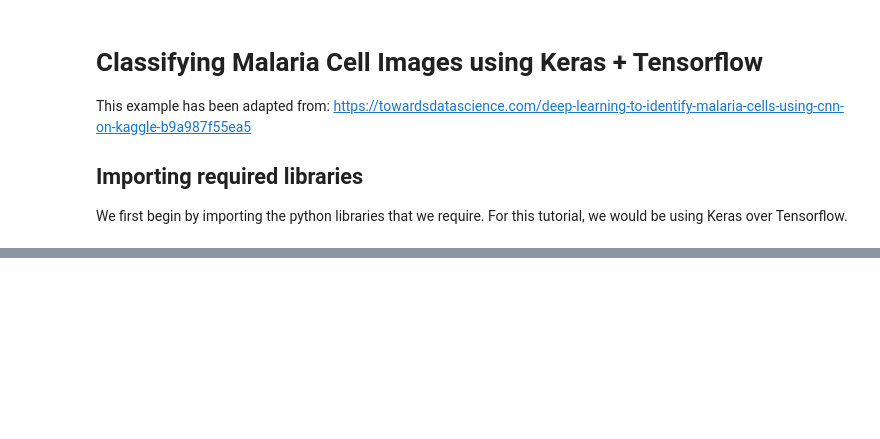
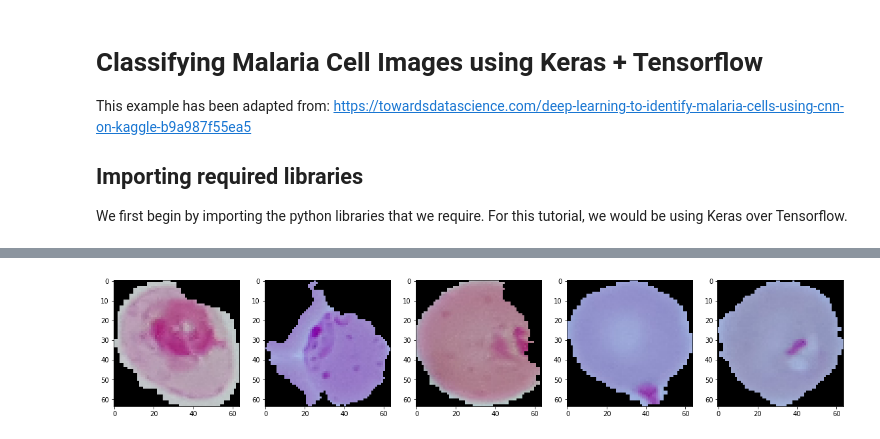
Before and after one commit to rajatjain1997/aima-docker, a Jupyter notebook: src/Deep Learning CNNs with Keras.ipynb, the cells around one changed output, grey strips where cells are left out. Drawn from its saved outputs; the diff is of its cells as text; code cells hidden in the pictures; blank space fills up the shorter version.

```diff
--- a/src/Deep Learning CNNs with Keras.ipynb
+++ b/src/Deep Learning CNNs with Keras.ipynb
@@ -25,0 +26,36 @@ ModuleNotFoundError: No module named 'PIL'
+# %%
+DATA_DIR = '/home/usr/data/cell_images/'
+SIZE = 64
+dataset = []
+label = []
+
+parasitized_images = os.listdir(DATA_DIR + 'Parasitized/')
+for i, image_name in enumerate(parasitized_images):
+    try:
+        if (image_name.split('.')[1] == 'png'):
+            image = cv2.imread(DATA_DIR + 'Parasitized/' + image_name)
+            image = Image.fromarray(image, 'RGB')
+            image = image.resize((SIZE, SIZE))
+            dataset.append(np.array(image))
+            label.append(0)
+    except Exception:
+        print("Could not read image {} with name {}".format(i, image_name))
+# %%
+uninfected_images = os.listdir(DATA_DIR + 'Uninfected/')
+for i, image_name in enumerate(uninfected_images):
+    try:
+        if (image_name.split('.')[1] == 'png'):
+            image = cv2.imread(DATA_DIR + 'Uninfected/' + image_name)
+            image = Image.fromarray(image, 'RGB')
+            image = image.resize((SIZE, SIZE))
+            dataset.append(np.array(image))
+            label.append(1)
+    except Exception:
+        print("Could not read image {} with name {}".format(i, image_name))
+# %%
+plt.figure(figsize = (20, 12))
+for index, image_index in enumerate(np.random.randint(len(parasitized_images), size = 5)):
+    plt.subplot(1, 5, index+1)
+    plt.imshow(dataset[image_index])
+# %% [output]
+[figure, added]
```
Also changed, not shown: parts of 7 cells of this notebook, 1 other file.
